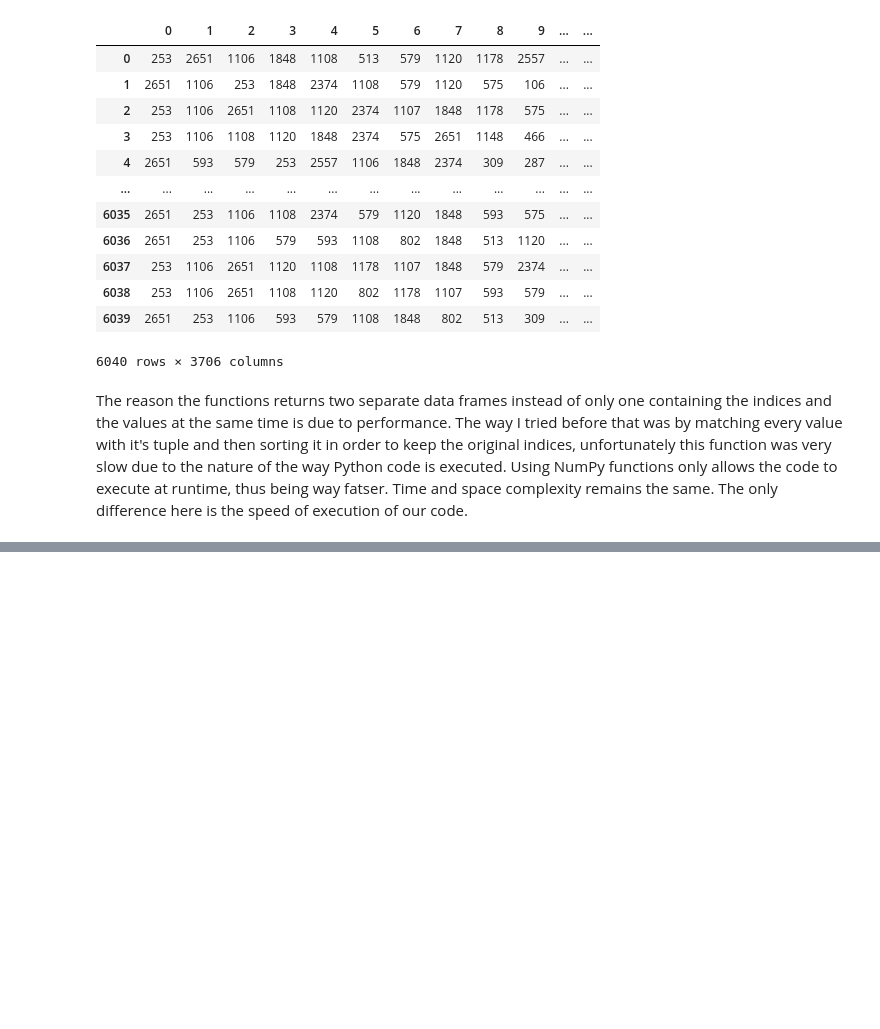
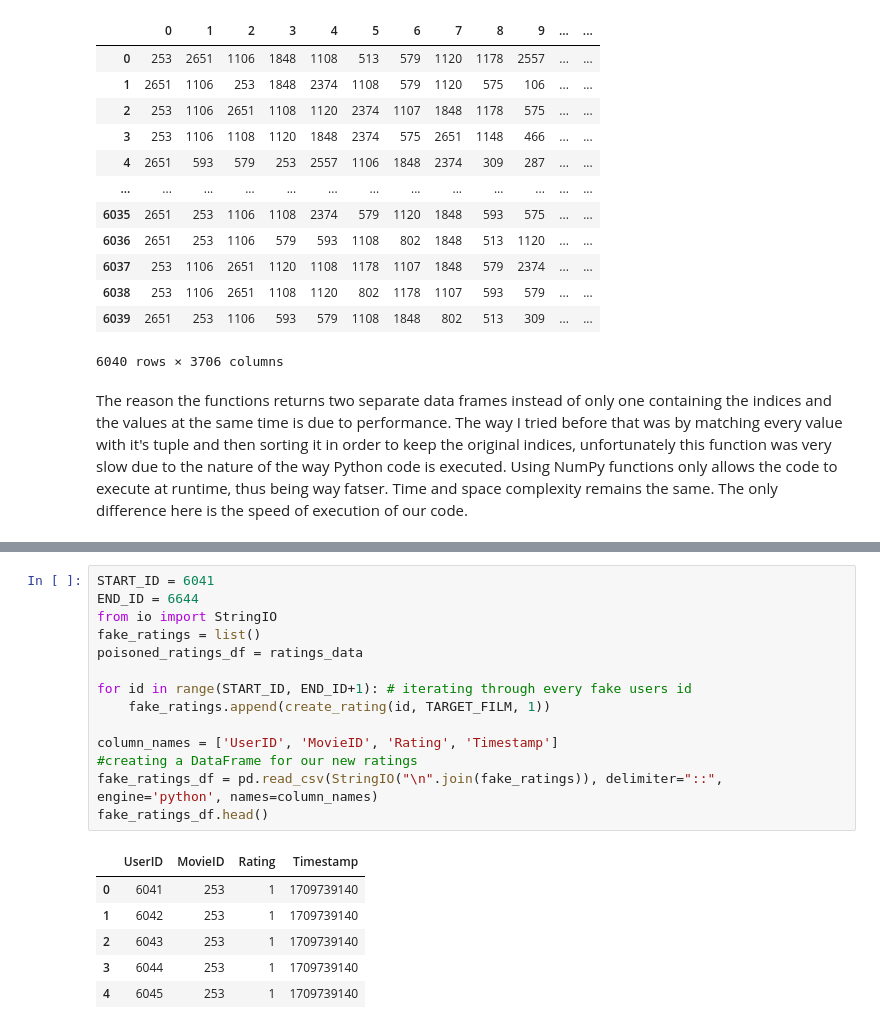
Before and after one commit to nelpats/stage-rs, a Jupyter notebook: notebooks/collaborative_filtering.ipynb, the cells around one changed output, grey strips where cells are left out. Cells and saved outputs as stored; diff of their text form; blank space fills up the shorter version.

```diff
--- a/notebooks/collaborative_filtering.ipynb
+++ b/notebooks/collaborative_filtering.ipynb
@@ -241,0 +373,21 @@ First we are going to cover the attacks that exploits the different components o
+# %%
+START_ID = 6041
+END_ID = 6644
+from io import StringIO
+fake_ratings = list()
+poisoned_ratings_df = ratings_data
+
+for id in range(START_ID, END_ID+1): # iterating through every fake users id
+    fake_ratings.append(create_rating(id, TARGET_FILM, 1))
+
+column_names = ['UserID', 'MovieID', 'Rating', 'Timestamp']
+#creating a DataFrame for our new ratings
+fake_ratings_df = pd.read_csv(StringIO("\n".join(fake_ratings)), delimiter="::", engine='python', names=column_names)
+fake_ratings_df.head()
+# %% [output]
+|  | UserID | MovieID | Rating | Timestamp |
+| 0 | 6041 | 253 | 1 | 1709739140 |
+| 1 | 6042 | 253 | 1 | 1709739140 |
+| 2 | 6043 | 253 | 1 | 1709739140 |
+| 3 | 6044 | 253 | 1 | 1709739140 |
+| 4 | 6045 | 253 | 1 | 1709739140 |
```
Also changed, not shown: parts of 12 cells of this notebook.
